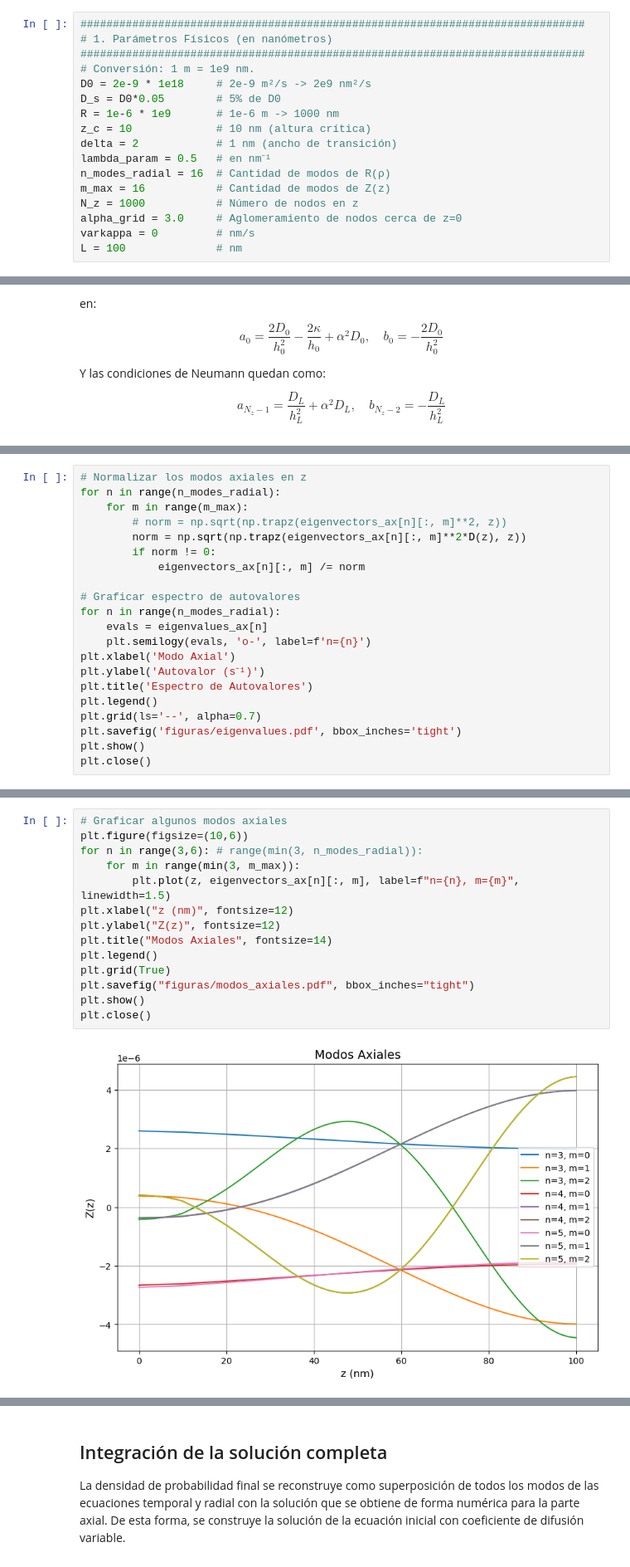
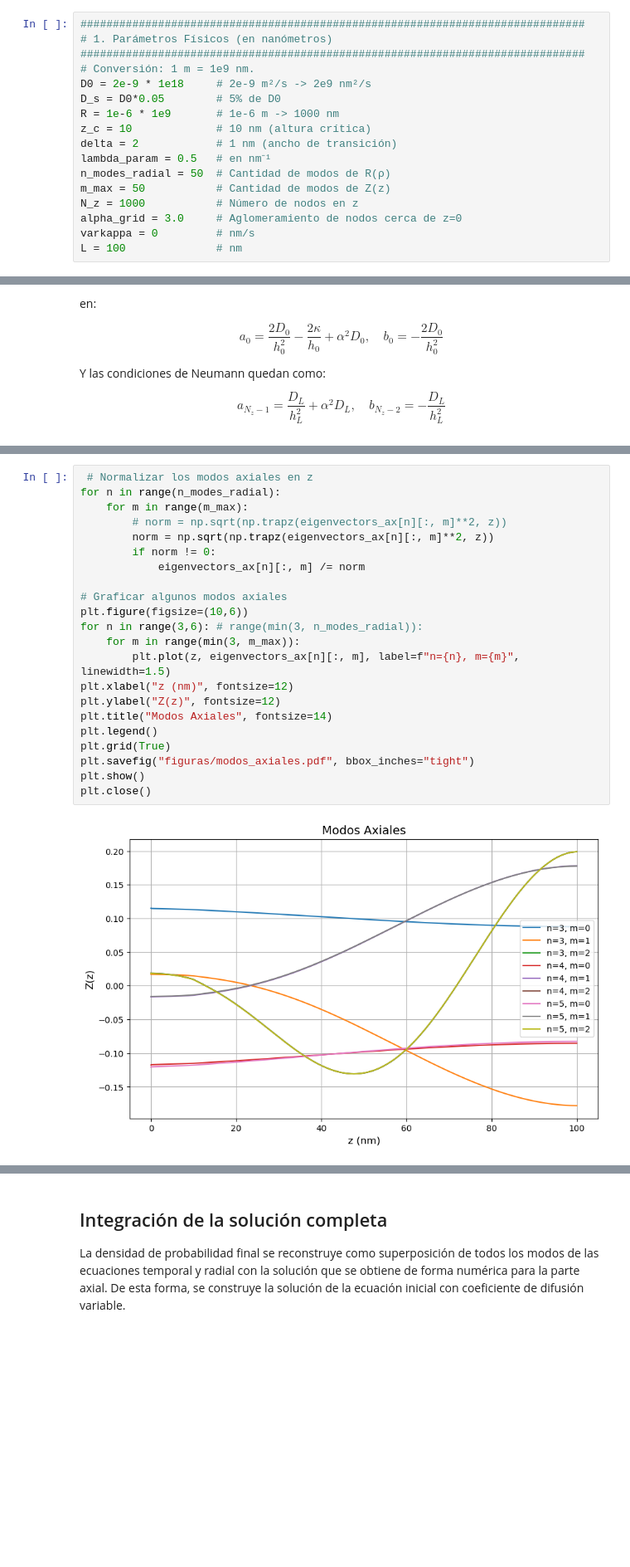
Before and after one commit to allanyst/tfm-efectos-superficie-nano-rmn, a Jupyter notebook: TFM_V5.ipynb, the cells around one changed output, grey strips where cells are left out. Shown at 83% size. Drawn from its saved outputs; the diff is of its cells as text; blank space fills up the shorter version.

```diff
--- a/TFM_V5.ipynb
+++ b/TFM_V5.ipynb
@@ -23,8 +23,8 @@ R = 1e-6 * 1e9       # 1e-6 m -> 1000 nm
 z_c = 10             # 10 nm (altura crítica)
 delta = 2            # 1 nm (ancho de transición)
 lambda_param = 0.5   # en nm⁻¹
-n_modes_radial = 16  # Cantidad de modos de R(ρ)
-m_max = 16           # Cantidad de modos de Z(z)
+n_modes_radial = 50  # Cantidad de modos de R(ρ)
+m_max = 50           # Cantidad de modos de Z(z)
 N_z = 1000           # Número de nodos en z
 alpha_grid = 3.0     # Aglomeramiento de nodos cerca de z=0
 varkappa = 0         # nm/s
@@ -340,21 +332,0 @@ Donde $\Delta z_j$ son los pesos de integración trapezoidal no uniforme.
-# %%
-# Normalizar los modos axiales en z
-for n in range(n_modes_radial):
-    for m in range(m_max):
-        # norm = np.sqrt(np.trapz(eigenvectors_ax[n][:, m]**2, z))
-        norm = np.sqrt(np.trapz(eigenvectors_ax[n][:, m]**2*D(z), z))
-        if norm != 0:
-            eigenvectors_ax[n][:, m] /= norm
-
-# Graficar espectro de autovalores
-for n in range(n_modes_radial):
-    evals = eigenvalues_ax[n]
-    plt.semilogy(evals, 'o-', label=f'n={n}')
-plt.xlabel('Modo Axial')
-plt.ylabel('Autovalor (s⁻¹)')
-plt.title('Espectro de Autovalores')
-plt.legend()
-plt.grid(ls='--', alpha=0.7)
-plt.savefig('figuras/eigenvalues.pdf', bbox_inches='tight')
-plt.show()
-plt.close()
@@ -363,19 +333,27 @@ plt.close()
 # %%
+ # Normalizar los modos axiales en z
+for n in range(n_modes_radial):
+    for m in range(m_max):
+        # norm = np.sqrt(np.trapz(eigenvectors_ax[n][:, m]**2, z))
+        norm = np.sqrt(np.trapz(eigenvectors_ax[n][:, m]**2, z))
+        if norm != 0:
+            eigenvectors_ax[n][:, m] /= norm
+
 # Graficar algunos modos axiales
 plt.figure(figsize=(10,6))
 for n in range(3,6): # range(min(3, n_modes_radial)):
     for m in range(min(3, m_max)):
         plt.plot(z, eigenvectors_ax[n][:, m], label=f"n={n}, m={m}", linewidth=1.5)
 plt.xlabel("z (nm)", fontsize=12)
 plt.ylabel("Z(z)", fontsize=12)
 plt.title("Modos Axiales", fontsize=14)
 plt.legend()
 plt.grid(True)
 plt.savefig("figuras/modos_axiales.pdf", bbox_inches="tight")
 plt.show()
 plt.close()
 # %% [output]
-[figure, old version]
+[figure, new version]
 # %% [markdown]
 ## Solución temporal
 
```
Also changed, not shown: parts of 23 cells of this notebook, 33 other files.
